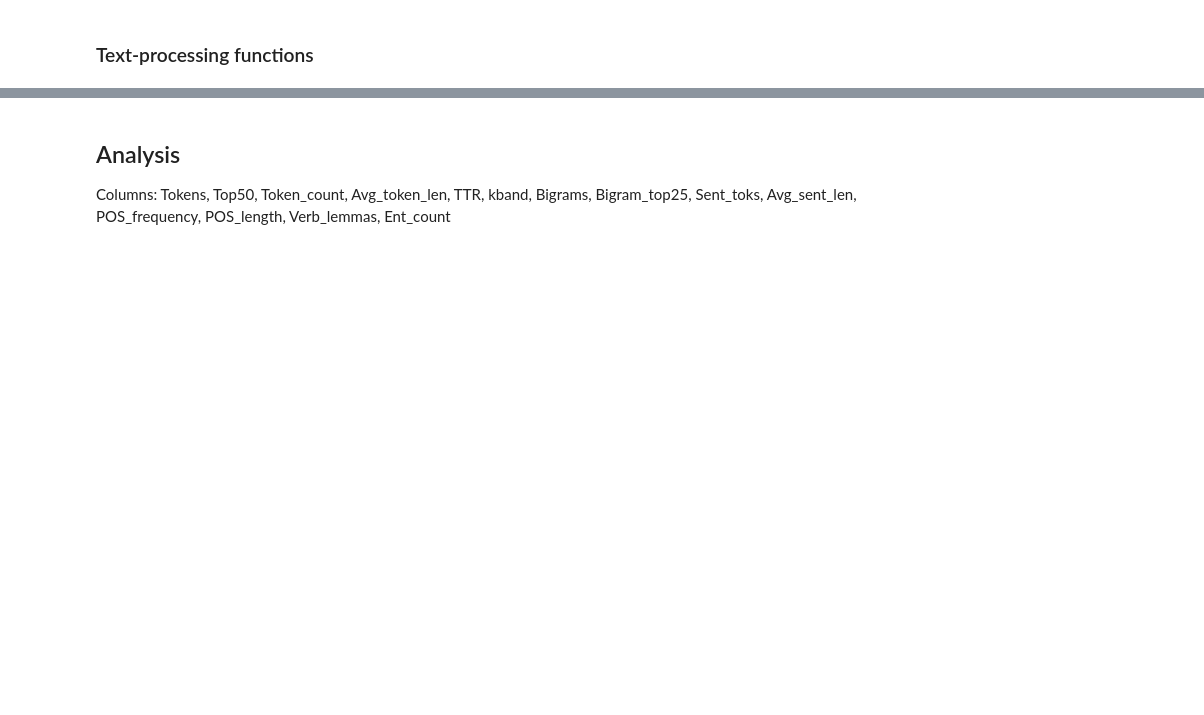
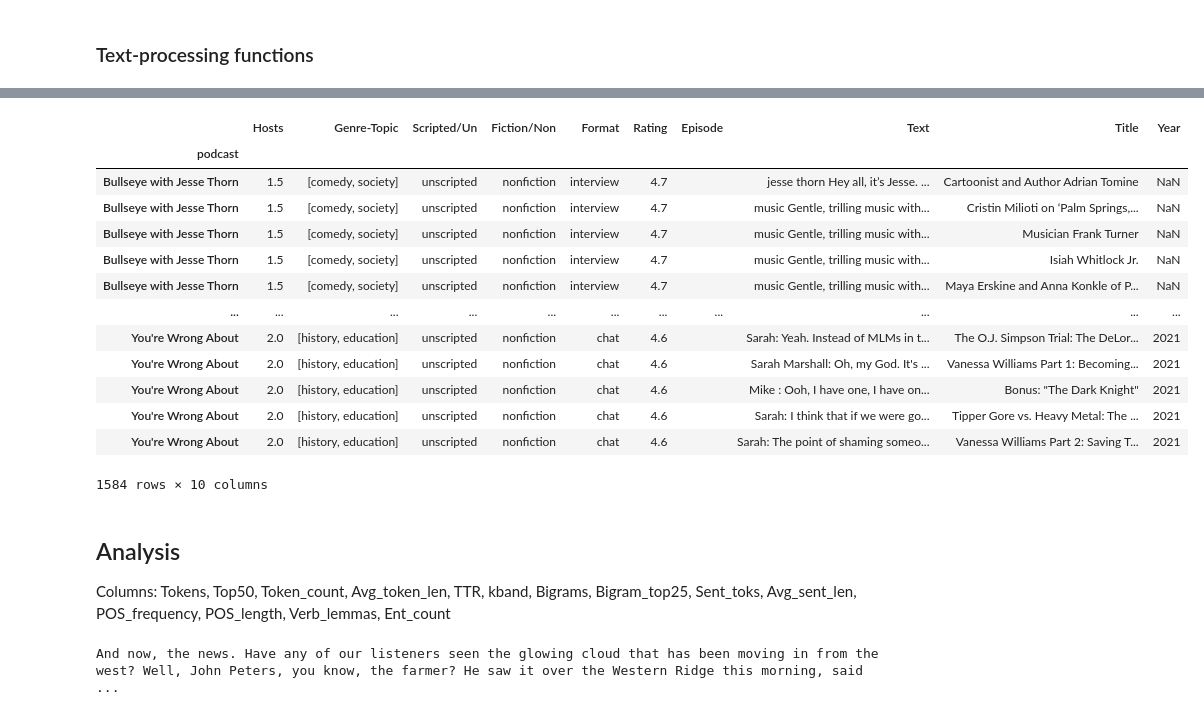
Before and after one commit to Data-Science-for-Linguists-2021/Linguistic-Styles-of-Podcasts, a Jupyter notebook: data.ipynb, the cells around one changed output, grey strips where cells are left out. Drawn from its saved outputs; the diff is of its cells as text; code cells hidden in the pictures; blank space fills up the shorter version.

```diff
--- a/data.ipynb
+++ b/data.ipynb
@@ -80,0 +154,7 @@ data.Text[0][:1000]
+# %%
+# get rid of texts less than 6500 characters
+podcast_df = pd.DataFrame()
+
+for i in range(len(data)):
+    if len(data.iloc[i, 3]) > 6500:  # I kept changing this number to see what returned, this gets rid of the erroneous text
+        podcast_df = podcast_df.append(data.iloc[i, :])
@@ -80,0 +205,27 @@ data.Text[0][:1000]
+# %%
+pod_feats = [['Welcome to Nightvale', 1, ['comedy', 'sci-fi'], 'scripted', 'fiction', 'news', 4.8],
+             ['Move Your DNA', 2, ['health', 'fitness'], 'unscripted', 'nonfiction', 'chat', 4.8],
+             ['You\'re Wrong About', 2, ['history', 'education'], 'unscripted', 'nonfiction', 'chat', 4.6],
+             ['Unlocking Us', 1.5, ['health', 'lifestyle'], 'unscripted', 'nonfiction', 'interview', 4.6],
+             ['Radiolab', 2, ['society', 'education'], 'unscripted', 'nonfiction', 'storytelling', 4.7],
+             ['This American Life', 1.5, ['society','history'], 'unscripted', 'nonfiction', 'storytelling', 4.6],
+             ['Bullseye with Jesse Thorn' , 1.5, ['comedy', 'society'], 'unscripted', 'nonfiction', 'interview', 4.7],
+             ['One Bad Mother', 2.5, ['comedy', 'parenting'], 'unscripted', 'nonfiction', 'chat', 4.7],
+             ['Judge John Hodgman', 1.5, ['comedy, advice'], 'unscripted', 'nonfiction', 'chat', 4.8],
+             ['The Flophouse' , 3, ['comedy', 'movies'], 'unscripted', 'nonfiction', 'recap', 4.8],
+             ['Switchblade Sisters', 1.5, ['comedy', 'movies'], 'unscripted', 'nonfiction', 'chat', 4.9],
+             ['MBMBaM', 3, ['comedy','advice'], 'unscripted', 'nonfiction', 'chat', 4.9],
+             ['Sawbones', 2, ['history', 'medicine'], 'unscripted', 'nonfiction', 'storytelling', 4.8],
+             ['Wonderful', 2, ['comedy', 'society'], 'unscripted', 'nonfiction', 'chat', 4.9],
+             ['The Greatest Generation', 2, ['comedy', 'TV'], 'unscripted', 'nonfiction', 'recap', 4.9],
+             ['Friendly Fire', 3, ['history', 'movies'], 'unscripted', 'nonfiction', 'recap', 4.6],
+             ['Shmanners', 2, ['society', 'advice'], 'unscripted', 'nonfiction', 'chat', 4.8],
+             ['The Adventure Zone', 3, ['games', 'RP'], 'unscripted', 'fiction', 'LARP', 4.9],
+             ['NeoScum', 5, ['games', 'RP'], 'unscripted', 'fiction', 'LARP', 4.9]]
+
+# In case you're a cool person reading this and don't know, LARP is live action role playing.
+# %%
+pod_feats_df = pd.DataFrame(pod_feats, columns = ['podcast', 'Hosts', 'Genre-Topic',
+                                                  'Scripted/Un', 'Fiction/Non',
+                                                  'Format', 'Rating']).set_index('podcast')
+pod_feats_df
@@ -80,0 +251,3 @@ data.Text[0][:1000]
+# %%
+podcast_df = pod_feats_df.join(podcast_df, on='podcast', sort=True)
+podcast_df.sample(10)
@@ -92,3 +315,20 @@ percent(0.45615981981)
+# %%
+podcast_df
+# %% [output]
+|  | Hosts | Genre-Topic | Scripted/Un | Fiction/Non | Format | Rating | Episode | Text | Title | Year |
+| podcast |  |  |  |  |  |  |  |  |  |  |
+| Bullseye with Jesse Thorn | 1.5 | [comedy, society] | unscripted | nonfiction | interview | 4.7 |  | jesse thorn Hey all, it’s Jesse. ... | Cartoonist and Author Adrian Tomine | NaN |
+| Bullseye with Jesse Thorn | 1.5 | [comedy, society] | unscripted | nonfiction | interview | 4.7 |  | music Gentle, trilling music with... | Cristin Milioti on ‘Palm Springs,... | NaN |
+| Bullseye with Jesse Thorn | 1.5 | [comedy, society] | unscripted | nonfiction | interview | 4.7 |  | music Gentle, trilling music with... | Musician Frank Turner | NaN |
+| Bullseye with Jesse Thorn | 1.5 | [comedy, society] | unscripted | nonfiction | interview | 4.7 |  | music Gentle, trilling music with... | Isiah Whitlock Jr. | NaN |
+| Bullseye with Jesse Thorn | 1.5 | [comedy, society] | unscripted | nonfiction | interview | 4.7 |  | music Gentle, trilling music with... | Maya Erskine and Anna Konkle of P... | NaN |
+| ... | ... | ... | ... | ... | ... | ... | ... | ... | ... | ... |
+| You're Wrong About | 2.0 | [history, education] | unscripted | nonfiction | chat | 4.6 |  | Sarah: Yeah. Instead of MLMs in t... | The O.J. Simpson Trial: The DeLor... | 2021 |
+| You're Wrong About | 2.0 | [history, education] | unscripted | nonfiction | chat | 4.6 |  | Sarah Marshall: Oh, my God. It's ... | Vanessa Williams Part 1: Becoming... | 2021 |
+| You're Wrong About | 2.0 | [history, education] | unscripted | nonfiction | chat | 4.6 |  | Mike : Ooh, I have one, I have on... | Bonus: "The Dark Knight" | 2021 |
+| You're Wrong About | 2.0 | [history, education] | unscripted | nonfiction | chat | 4.6 |  | Sarah: I think that if we were go... | Tipper Gore vs. Heavy Metal: The ... | 2021 |
+| You're Wrong About | 2.0 | [history, education] | unscripted | nonfiction | chat | 4.6 |  | Sarah: The point of shaming someo... | Vanessa Williams Part 2: Saving T... | 2021 |
+1584 rows × 10 columns
 # %% [markdown]
 ## Analysis
 Columns: Tokens, Top50, Token_count, Avg_token_len, TTR, kband, Bigrams, Bigram_top25, Sent_toks, Avg_sent_len, POS_frequency, POS_length, Verb_lemmas, Ent_count
@@ -98,3 +338,7 @@ data['Tokens'] = data.Text.map(nlp)
+# %%
+podcast_df.Tokens.loc['Welcome to Nightvale'][2][:500]
+# %% [output]
+And now, the news. Have any of our listeners seen the glowing cloud that has been moving in from the west? Well, John Peters, you know, the farmer? He saw it over the Western Ridge this morning, said  ...
 # %%
 def top50(Tokens):
     counts = Counter(t.text for t in Tokens if t.is_alpha)
```
Also changed, not shown: parts of 54 cells of this notebook, 2 other files.
